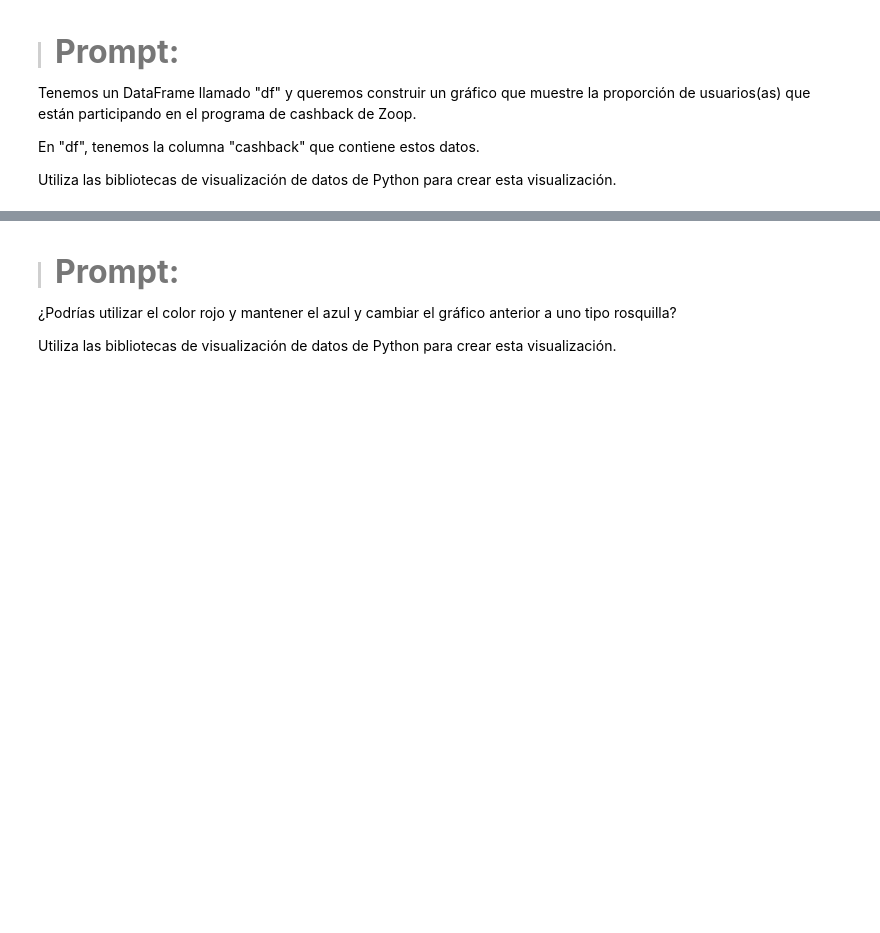
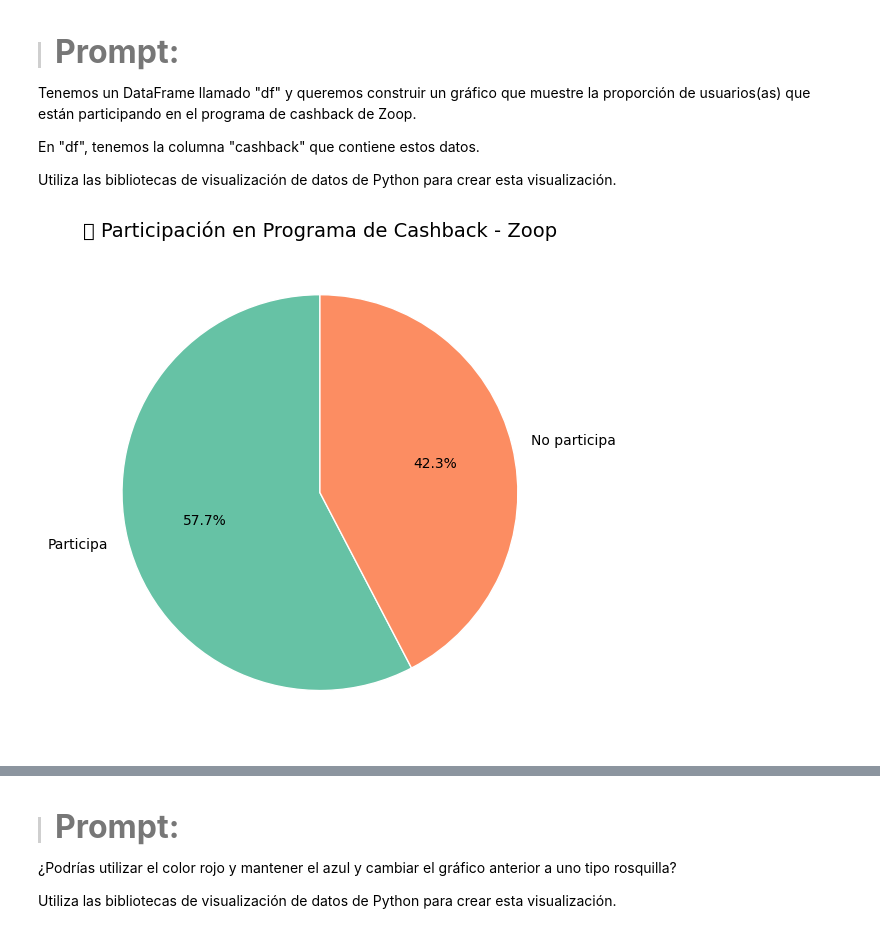
Before and after one commit to AcheBe1/la_IA_en_ciencia_de_datos, a Jupyter notebook: IA_aplicada_a_ciencia_de_datos.ipynb, the cells around one changed output, grey strips where cells are left out. Drawn from its saved outputs; the diff is of its cells as text; code cells hidden in the pictures; blank space fills up the shorter version.

```diff
--- a/IA_aplicada_a_ciencia_de_datos.ipynb
+++ b/IA_aplicada_a_ciencia_de_datos.ipynb
@@ -806,3 +806,25 @@ Tenemos un DataFrame llamado "df" y queremos construir un gráfico que muestre l
 En "df", tenemos la columna "cashback" que contiene estos datos.
 
 Utiliza las bibliotecas de visualización de datos de Python para crear esta visualización.
+# %%
+import matplotlib.pyplot as plt
+
+# Contar valores únicos (participan / no participan)
+participacion = df['cashback'].value_counts()
+
+# Crear gráfico de pastel
+participacion.plot(kind='pie',
+                   autopct='%1.1f%%',
+                   labels=['Participa', 'No participa'],
+                   colors=['#66c2a5', '#fc8d62'],
+                   startangle=90,
+                   wedgeprops={'linewidth': 1, 'edgecolor': 'white'},
+                   figsize=(6, 6),
+                   legend=False)
+
+plt.title('📊 Participación en Programa de Cashback - Zoop', fontsize=14)
+plt.ylabel('')  # Oculta etiqueta de eje y
+plt.tight_layout()
+plt.show()
+# %% [output]
+[figure, added]
```
Also changed, not shown: parts of 1 cell of this notebook.
